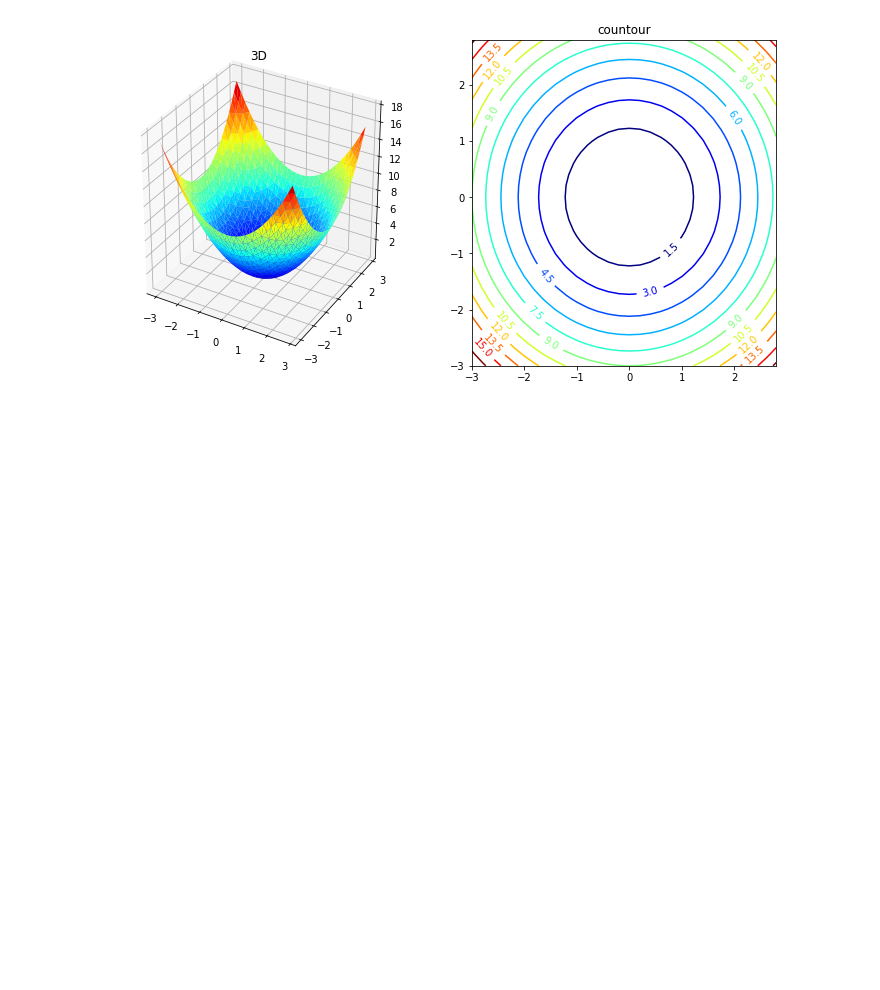
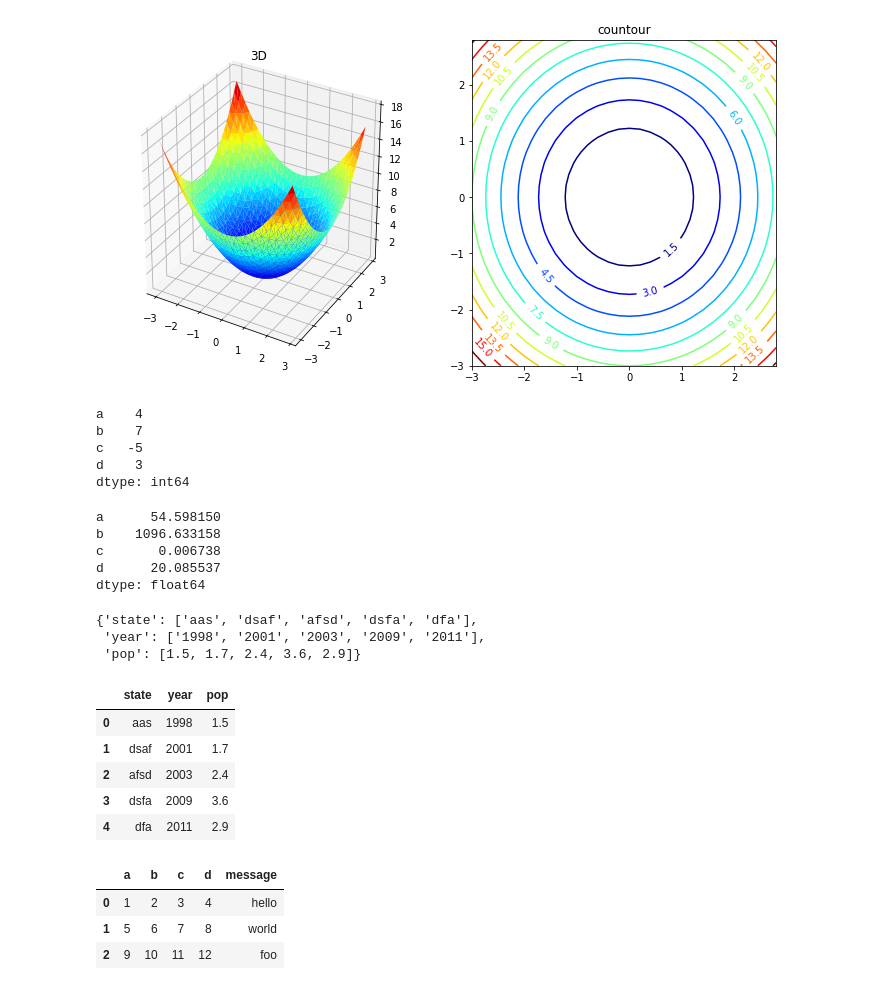
Before and after one commit to gudian1618/python_test, a Jupyter notebook: arraydemo.ipynb, the cells around one changed output. Cells and saved outputs as stored; diff of their text form; code cells hidden in the pictures; blank space fills up the shorter version.

```diff
--- a/arraydemo.ipynb
+++ b/arraydemo.ipynb
@@ -94,0 +89,48 @@ from mpl_toolkits.mplot3d import Axes3D
+# %%
+import numpy as np
+import pandas as pd
+import sys
+from pandas import Series, DataFrame
+
+obj = Series([4, 7, -5, 3],index=['a','b','c','d']);obj
+# %% [output]
+a    4
+b    7
+c   -5
+d    3
+dtype: int64
+# %%
+np.exp(obj)
+# %% [output]
+a      54.598150
+b    1096.633158
+c       0.006738
+d      20.085537
+dtype: float64
+# %%
+data = {'state':['aas','dsaf','afsd','dsfa','dfa'],
+        'year':['1998','2001','2003','2009','2011'],
+        'pop':[1.5,1.7,2.4,3.6,2.9]}
+data
+# %% [output]
+{'state': ['aas', 'dsaf', 'afsd', 'dsfa', 'dfa'],
+ 'year': ['1998', '2001', '2003', '2009', '2011'],
+ 'pop': [1.5, 1.7, 2.4, 3.6, 2.9]}
+# %%
+frame = DataFrame(data)
+frame
+# %% [output]
+|  | state | year | pop |
+| 0 | aas | 1998 | 1.5 |
+| 1 | dsaf | 2001 | 1.7 |
+| 2 | afsd | 2003 | 2.4 |
+| 3 | dsfa | 2009 | 3.6 |
+| 4 | dfa | 2011 | 2.9 |
+# %%
+df = pd.read_csv('F:\ProgramData\python_test\data\ex1.csv',sep=',')
+df
+# %% [output]
+|  | a | b | c | d | message |
+| 0 | 1 | 2 | 3 | 4 | hello |
+| 1 | 5 | 6 | 7 | 8 | world |
+| 2 | 9 | 10 | 11 | 12 | foo |
```
Also changed, not shown: parts of 1 cell of this notebook.
